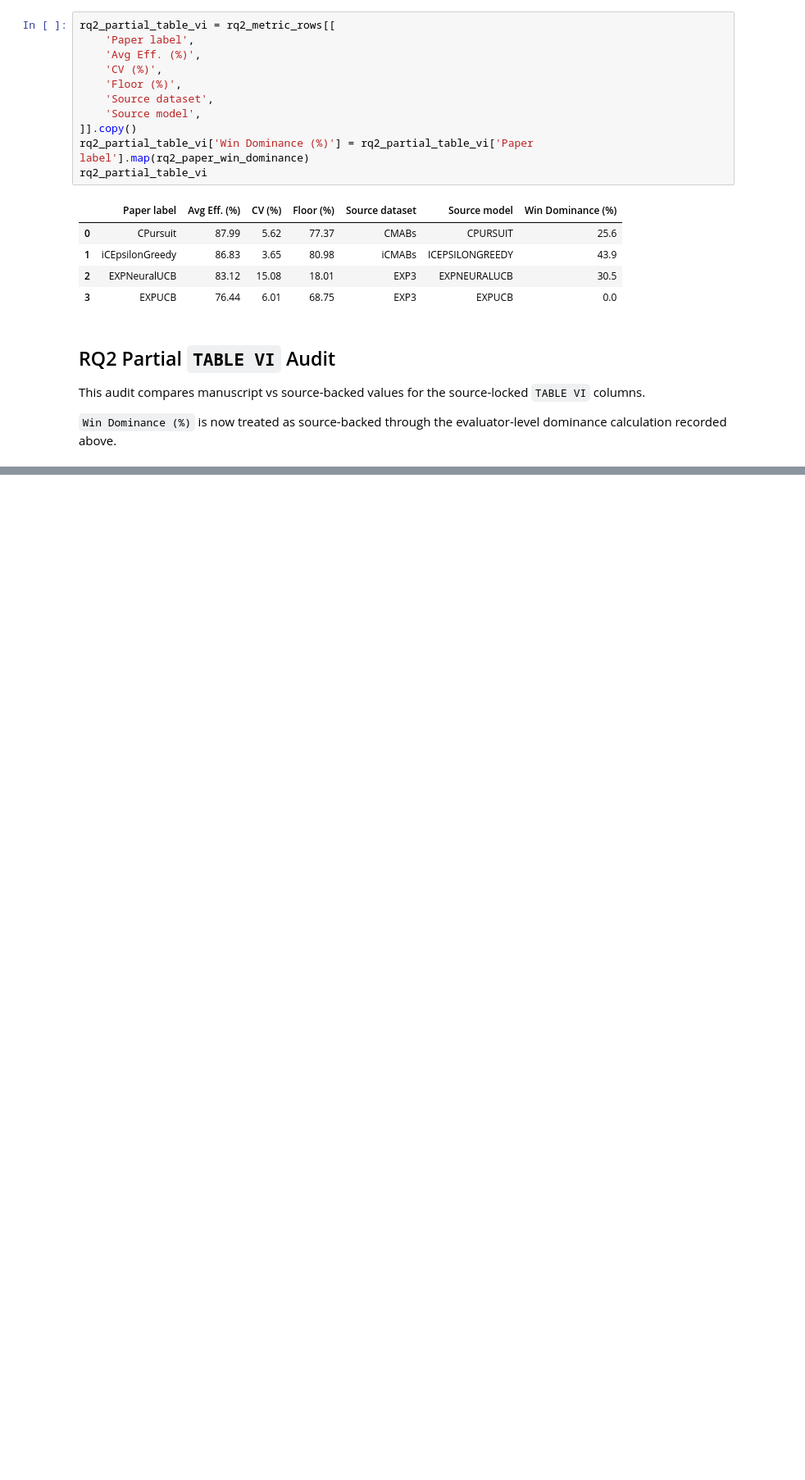
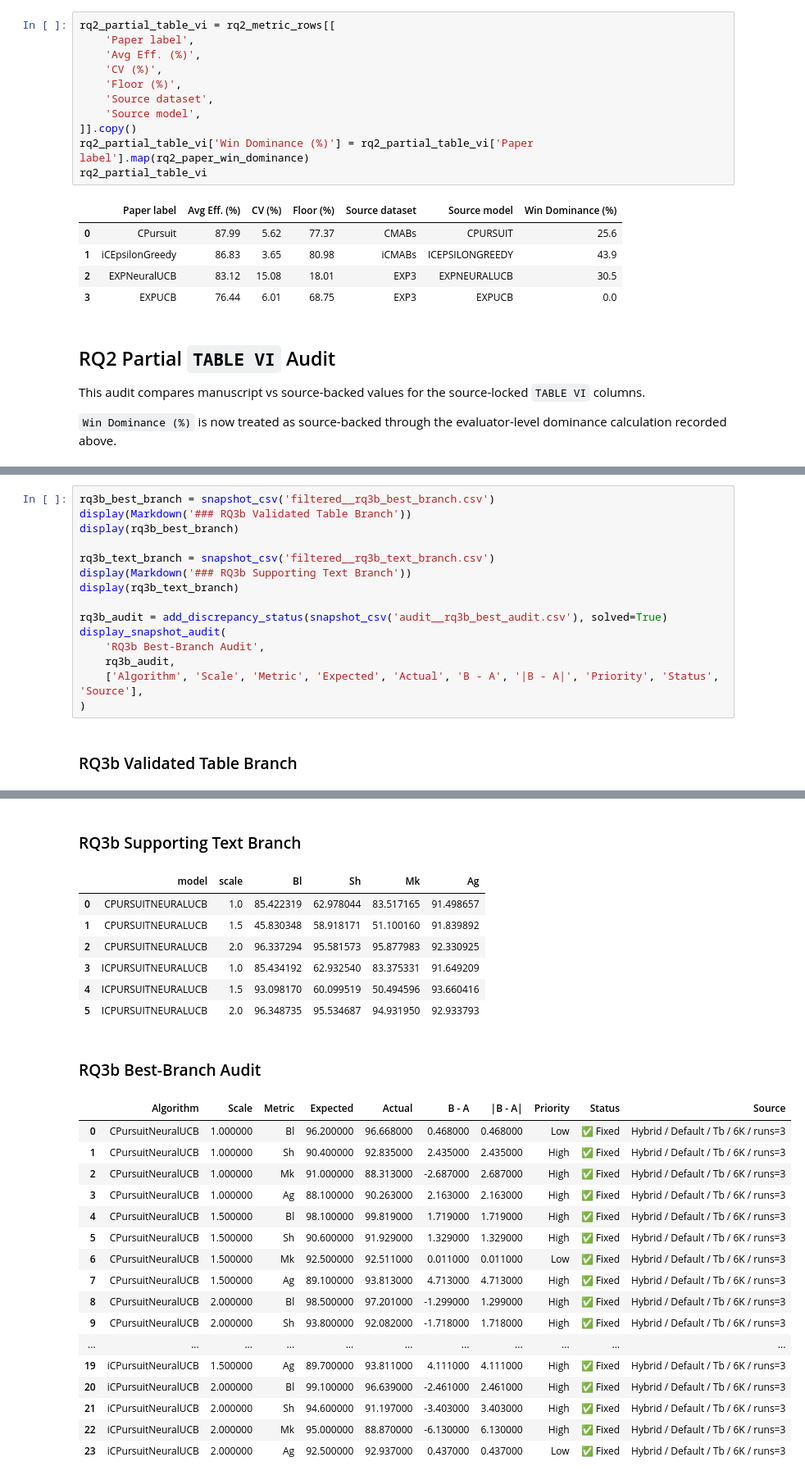
Before and after one commit to pzg8794/quantum_project, a Jupyter notebook: Dynamic_Routing_Eval_Framework/notebooks/H-MABs_MasterDataset_VerificationHub.ipynb, the cells around one changed output, grey strips where cells are left out. Shown at 82% size. Drawn from its saved outputs; the diff is of its cells as text; blank space fills up the shorter version.

```diff
--- a/Dynamic_Routing_Eval_Framework/notebooks/H-MABs_MasterDataset_VerificationHub.ipynb
+++ b/Dynamic_Routing_Eval_Framework/notebooks/H-MABs_MasterDataset_VerificationHub.ipynb
@@ -1209,0 +1519,17 @@ RQ2 Audit — Floor (%)
+# %%
+rq3b_best_branch = snapshot_csv('filtered__rq3b_best_branch.csv')
+display(Markdown('### RQ3b Validated Table Branch'))
+display(rq3b_best_branch)
+
+rq3b_text_branch = snapshot_csv('filtered__rq3b_text_branch.csv')
+display(Markdown('### RQ3b Supporting Text Branch'))
+display(rq3b_text_branch)
+
+rq3b_audit = add_discrepancy_status(snapshot_csv('audit__rq3b_best_audit.csv'), solved=True)
+display_snapshot_audit(
+    'RQ3b Best-Branch Audit',
+    rq3b_audit,
+    ['Algorithm', 'Scale', 'Metric', 'Expected', 'Actual', 'B - A', '|B - A|', 'Priority', 'Status', 'Source'],
+)
+# %% [output]
+### RQ3b Validated Table Branch
@@ -1209,0 +1543,26 @@ RQ2 Audit — Floor (%)
+### RQ3b Supporting Text Branch
+|  | model | scale | Bl | Sh | Mk | Ag |
+| 0 | CPURSUITNEURALUCB | 1.0 | 85.422319 | 62.978044 | 83.517165 | 91.498657 |
+| 1 | CPURSUITNEURALUCB | 1.5 | 45.830348 | 58.918171 | 51.100160 | 91.839892 |
+| 2 | CPURSUITNEURALUCB | 2.0 | 96.337294 | 95.581573 | 95.877983 | 92.330925 |
+| 3 | ICPURSUITNEURALUCB | 1.0 | 85.434192 | 62.932540 | 83.375331 | 91.649209 |
+| 4 | ICPURSUITNEURALUCB | 1.5 | 93.098170 | 60.099519 | 50.494596 | 93.660416 |
+| 5 | ICPURSUITNEURALUCB | 2.0 | 96.348735 | 95.534687 | 94.931950 | 92.933793 |
+### RQ3b Best-Branch Audit
+|  | Algorithm | Scale | Metric | Expected | Actual | B - A | |B - A| | Priority | Status | Source |
+| 0 | CPursuitNeuralUCB | 1.000000 | Bl | 96.200000 | 96.668000 | 0.468000 | 0.468000 | Low | ✅ Fixed | Hybrid / Default / Tb / 6K / runs=3 |
+| 1 | CPursuitNeuralUCB | 1.000000 | Sh | 90.400000 | 92.835000 | 2.435000 | 2.435000 | High | ✅ Fixed | Hybrid / Default / Tb / 6K / runs=3 |
+| 2 | CPursuitNeuralUCB | 1.000000 | Mk | 91.000000 | 88.313000 | -2.687000 | 2.687000 | High | ✅ Fixed | Hybrid / Default / Tb / 6K / runs=3 |
+| 3 | CPursuitNeuralUCB | 1.000000 | Ag | 88.100000 | 90.263000 | 2.163000 | 2.163000 | High | ✅ Fixed | Hybrid / Default / Tb / 6K / runs=3 |
+| 4 | CPursuitNeuralUCB | 1.500000 | Bl | 98.100000 | 99.819000 | 1.719000 | 1.719000 | High | ✅ Fixed | Hybrid / Default / Tb / 6K / runs=3 |
+| 5 | CPursuitNeuralUCB | 1.500000 | Sh | 90.600000 | 91.929000 | 1.329000 | 1.329000 | High | ✅ Fixed | Hybrid / Default / Tb / 6K / runs=3 |
+| 6 | CPursuitNeuralUCB | 1.500000 | Mk | 92.500000 | 92.511000 | 0.011000 | 0.011000 | Low | ✅ Fixed | Hybrid / Default / Tb / 6K / runs=3 |
+| 7 | CPursuitNeuralUCB | 1.500000 | Ag | 89.100000 | 93.813000 | 4.713000 | 4.713000 | High | ✅ Fixed | Hybrid / Default / Tb / 6K / runs=3 |
+| 8 | CPursuitNeuralUCB | 2.000000 | Bl | 98.500000 | 97.201000 | -1.299000 | 1.299000 | High | ✅ Fixed | Hybrid / Default / Tb / 6K / runs=3 |
+| 9 | CPursuitNeuralUCB | 2.000000 | Sh | 93.800000 | 92.082000 | -1.718000 | 1.718000 | High | ✅ Fixed | Hybrid / Default / Tb / 6K / runs=3 |
+| ... | ... | ... | ... | ... | ... | ... | ... | ... | ... | ... |
+| 19 | iCPursuitNeuralUCB | 1.500000 | Ag | 89.700000 | 93.811000 | 4.111000 | 4.111000 | High | ✅ Fixed | Hybrid / Default / Tb / 6K / runs=3 |
+| 20 | iCPursuitNeuralUCB | 2.000000 | Bl | 99.100000 | 96.639000 | -2.461000 | 2.461000 | High | ✅ Fixed | Hybrid / Default / Tb / 6K / runs=3 |
+| 21 | iCPursuitNeuralUCB | 2.000000 | Sh | 94.600000 | 91.197000 | -3.403000 | 3.403000 | High | ✅ Fixed | Hybrid / Default / Tb / 6K / runs=3 |
+| 22 | iCPursuitNeuralUCB | 2.000000 | Mk | 95.000000 | 88.870000 | -6.130000 | 6.130000 | High | ✅ Fixed | Hybrid / Default / Tb / 6K / runs=3 |
+| 23 | iCPursuitNeuralUCB | 2.000000 | Ag | 92.500000 | 92.937000 | 0.437000 | 0.437000 | Low | ✅ Fixed | Hybrid / Default / Tb / 6K / runs=3 |
```
Also changed, not shown: parts of 49 cells of this notebook, 4 other files.
